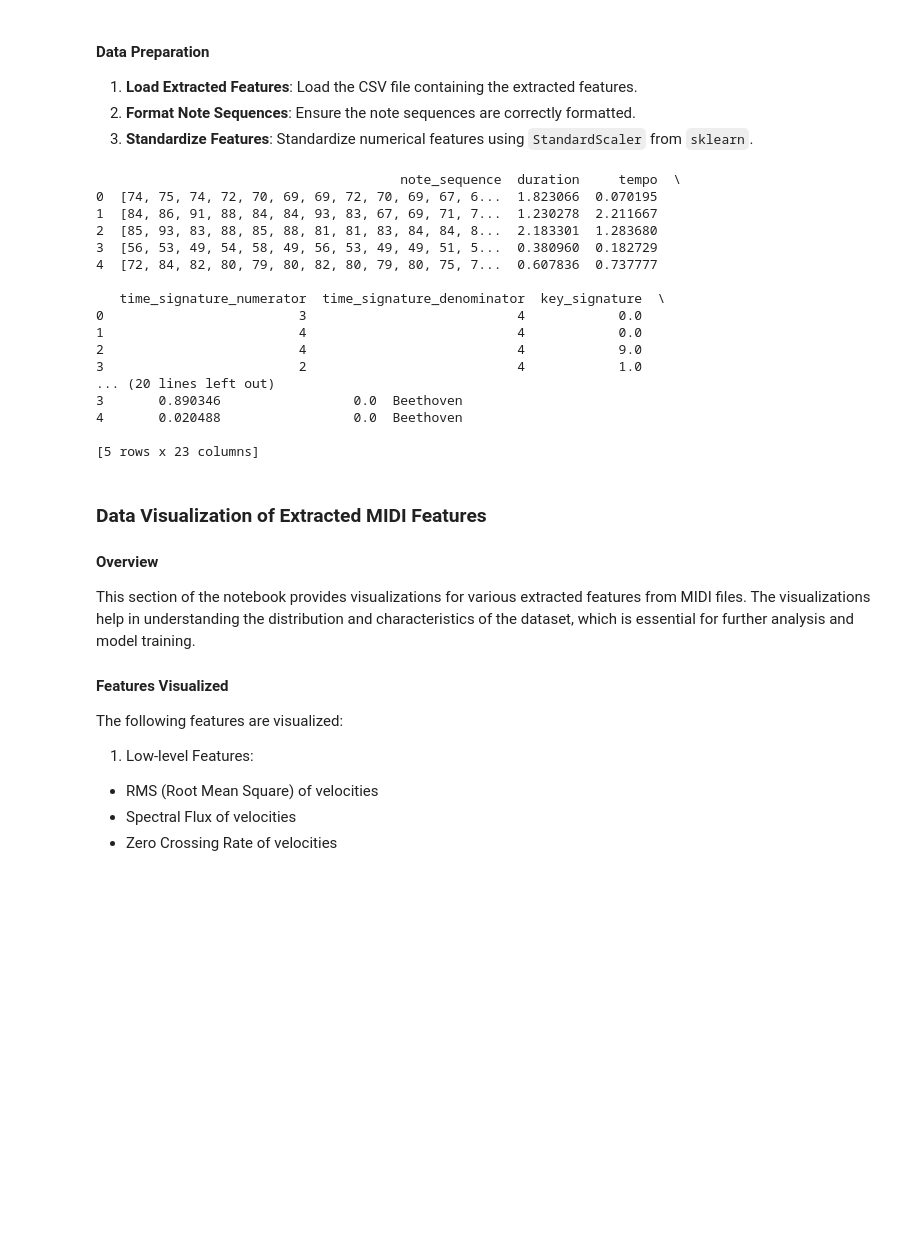
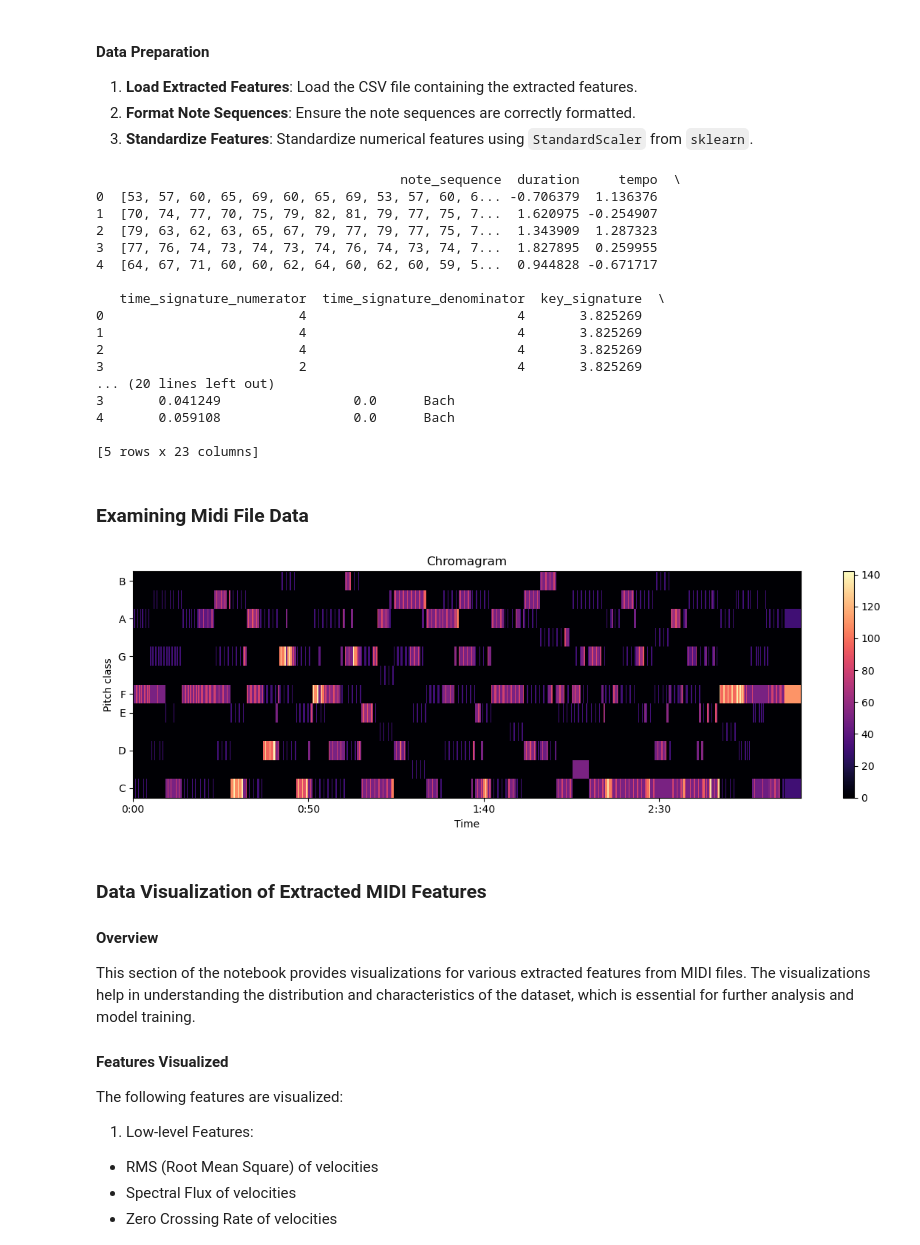
Before and after one commit to elan-wilkinson/Musical-Composer-Prediction-Grp8, a Jupyter notebook: AAI_511_Project_Midi_music_composer_prediction.ipynb, the cells around one changed output. Drawn from its saved outputs; the diff is of its cells as text; code cells hidden in the pictures; blank space fills up the shorter version.

Commit message:
added more text descriptions and added an 'examining midi data' section

```diff
--- a/AAI_511_Project_Midi_music_composer_prediction.ipynb
+++ b/AAI_511_Project_Midi_music_composer_prediction.ipynb
@@ -94,8 +97,11 @@ We focus on extracting various features from MIDI files to prepare the dataset f
 # %%
 # Function to extract features from a MIDI file
+midis = []
+
 def extract_features(midi_path):
     try:
         midi_data = pretty_midi.PrettyMIDI(midi_path)
+        midis.append(midi_data)
 
         note_seq = []
         velocities = []
@@ -147,10 +153,12 @@ def extract_features(midi_path):
         return None
 
 # Define the path to the extracted MIDI files
-base_dir = '/content/drive/My Drive/AAI_511_NN/'
+#base_dir = '/content/drive/My Drive/AAI_511_NN/'
+base_dir = 'data\midiclassics'
 
 # Define directories and parameters
-extraction_dir = os.path.join(base_dir, './data')
+#extraction_dir = os.path.join(base_dir, './data')
+extraction_dir = base_dir
 
 # Extract features for all MIDI files
 data = []
@@ -244,22 +252,45 @@ print(df.head())
 df.to_csv(os.path.join(base_dir, 'standardized_midi_features.csv'), index=False)
 # %% [output]
                                        note_sequence  duration     tempo  \
-0  [74, 75, 74, 72, 70, 69, 69, 72, 70, 69, 67, 6...  1.823066  0.070195
-1  [84, 86, 91, 88, 84, 84, 93, 83, 67, 69, 71, 7...  1.230278  2.211667
-2  [85, 93, 83, 88, 85, 88, 81, 81, 83, 84, 84, 8...  2.183301  1.283680
-3  [56, 53, 49, 54, 58, 49, 56, 53, 49, 49, 51, 5...  0.380960  0.182729
-4  [72, 84, 82, 80, 79, 80, 82, 80, 79, 80, 75, 7...  0.607836  0.737777
+0  [53, 57, 60, 65, 69, 60, 65, 69, 53, 57, 60, 6... -0.706379  1.136376
+1  [70, 74, 77, 70, 75, 79, 82, 81, 79, 77, 75, 7...  1.620975 -0.254907
+2  [79, 63, 62, 63, 65, 67, 79, 77, 79, 77, 75, 7...  1.343909  1.287323
+3  [77, 76, 74, 73, 74, 73, 74, 76, 74, 73, 74, 7...  1.827895  0.259955
+4  [64, 67, 71, 60, 60, 62, 64, 60, 62, 60, 59, 5...  0.944828 -0.671717
 
    time_signature_numerator  time_signature_denominator  key_signature  \
-0                         3                           4            0.0
-1                         4                           4            0.0
-2                         4                           4            9.0
-3                         2                           4            1.0
+0                         4                           4       3.825269
+1                         4                           4       3.825269
+2                         4                           4       3.825269
+3                         2                           4       3.825269
 ... (20 lines left out)
-3       0.890346                 0.0  Beethoven
-4       0.020488                 0.0  Beethoven
+3       0.041249                 0.0      Bach
+4       0.059108                 0.0      Bach
 
 [5 rows x 23 columns]
+# %% [markdown]
+### Examining Midi File Data
+# %%
+# Provide functionality to visualize chromogram(visualized pitch content) of a MIDI file
+# and plot the chromagram of a MIDI file as an example
+
+def get_chroma(midi):
+    chroma = midi.get_chroma()
+    return chroma
+
+def plot_chroma(chroma):
+    plt.figure(figsize=(12, 4))
+    librosa.display.specshow(chroma, y_axis='chroma', x_axis='time')
+    plt.colorbar()
+    plt.title('Chromagram')
+    plt.tight_layout()
+    plt.show()
+
+
+# Test using the first midi from the bach_midis
+plot_chroma(get_chroma(midis[0]))
+# %% [output]
+[figure, added]
 # %% [markdown]
 ### Data Visualization of Extracted MIDI Features
 
```
Also changed, not shown: parts of 5 cells of this notebook.
